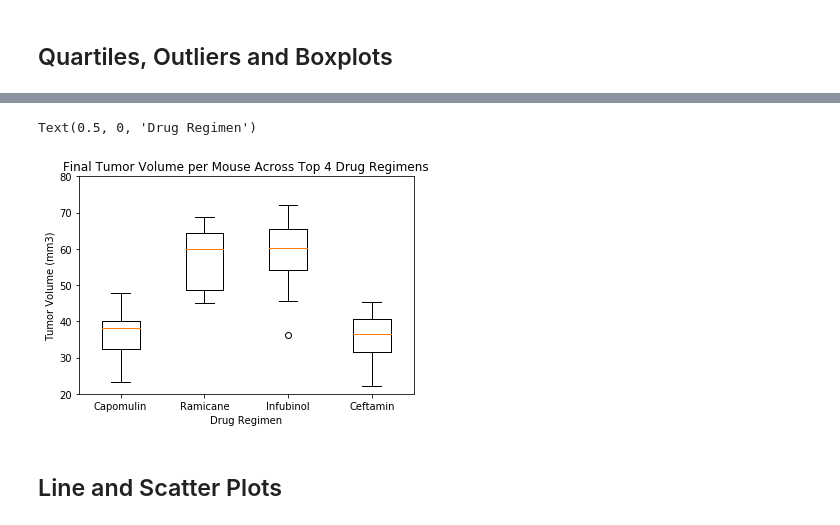
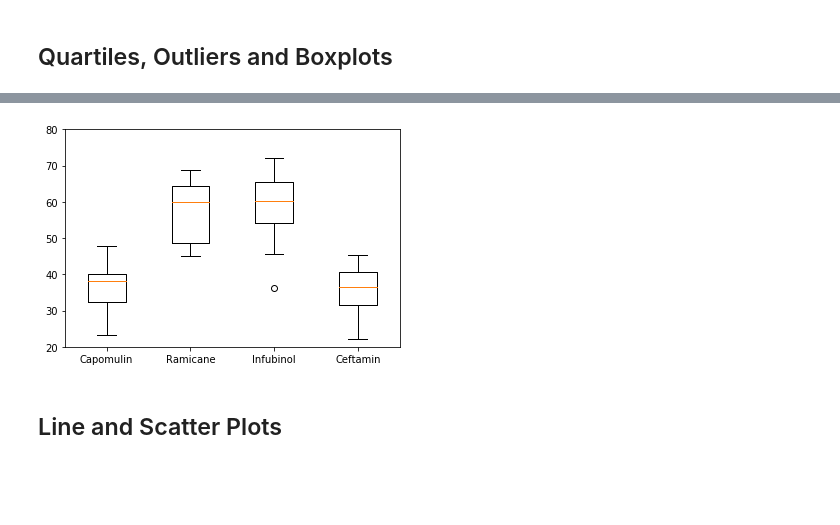
Before and after one commit to cdfencing/Matplotlib-The-Power-of-Plots, a Jupyter notebook: Pymaceuticals/Pymaceuticals.ipynb, the cells around one changed output, grey strips where cells are left out. Cells and saved outputs as stored; diff of their text form; code cells hidden in the pictures; blank space fills up the shorter version.

```diff
--- a/Pymaceuticals/Pymaceuticals.ipynb
+++ b/Pymaceuticals/Pymaceuticals.ipynb
@@ -167,38 +144,42 @@ top_regimens_data
 # %%
+# Grab the top 4 regimens (Capomulin, Ramicane, Infubinol, and Ceftamin)
+
+combined_df = combined_mousestudy_df
+drug_list =['Capomulin', 'Ramicane', 'Infubinol', 'Ceftamin']
+
+top_reg = combined_df[combined_df["Drug Regimen"].isin(drug_list)]
+top_reg = top_reg.sort_values(["Timepoint"])
+top_reg
+
+top_reg_dat = top_reg[["Drug Regimen", "Mouse ID", "Timepoint", "Tumor Volume (mm3)"]]
+top_reg_dat
+
 #Group the data by both Drug Regimen and Mouse ID and get the final tumor measurement
-top_regimens_sort = top_regimens_data.groupby(['Drug Regimen', 'Mouse ID']).last()['Tumor Volume (mm3)']
-top_regimens_sort.head()
+top_reg_sort = top_reg_dat.groupby(['Drug Regimen', 'Mouse ID']).last()['Tumor Volume (mm3)']
+top_reg_sort.head()
 
 # put above data into dataframe for future manipulation
-top_regimen_df = top_regimens_sort.to_frame()
-top_regimen_df
-
-# Create treatments list for for loop (and later for plot labels)
-top_drugs = ['Capomulin', 'Ramicane', 'Infubinol','Ceftamin']
-
-
+top_reg_df = top_reg_sort.to_frame()
+top_reg_df
 
 #reset the index for final 4 drugs of interest
-final_drug_df = top_regimen_df.reset_index()
+tumor_drugs_df = top_reg_df.reset_index()
 
 # Create a tumor drug regimen list with tumor volume for plotting
-list_of_tumor_drugs = final_drug_df.groupby('Drug Regimen')['Tumor Volume (mm3)'].apply(list)
-list_of_tumor_drugs
+final_drug_list = tumor_drugs_df.groupby('Drug Regimen')['Tumor Volume (mm3)'].apply(list)
+final_drug_list
 
 #Turn the list into a dataframe for manipulation
-final_list_of_tumor_drugs = pd.DataFrame(list_of_tumor_drugs)
-
+final_drugs_df = pd.DataFrame(final_drug_list)
 
 # Generate a box plot of the final tumor volume of each mouse across the top four drug regimens
-tumor_volumes = [volume for volume in final_list_of_tumor_drugs['Tumor Volume (mm3)']]
-plt.boxplot(tumor_volumes, labels=top_drugs)
+tumor_volumes = [volume for volume in final_drugs_df['Tumor Volume (mm3)']]
+plt.boxplot(tumor_volumes, labels=drug_list)
 plt.ylim(20, 80)
-plt.title("Final Tumor Volume per Mouse Across Top 4 Drug Regimens")
-plt.ylabel('Tumor Volume (mm3)')
-plt.xlabel('Drug Regimen')
+
+duplicates = combined_df[combined_df.duplicated(["Mouse ID", "Timepoint"])]["Mouse ID"].unique()
 # %% [output]
-Text(0.5, 0, 'Drug Regimen')
-[figure, old version]
+[figure, new version]
 # %% [markdown]
 ## Line and Scatter Plots
 # %%
```
Also changed, not shown: parts of 1 cell of this notebook, 1 other file.
